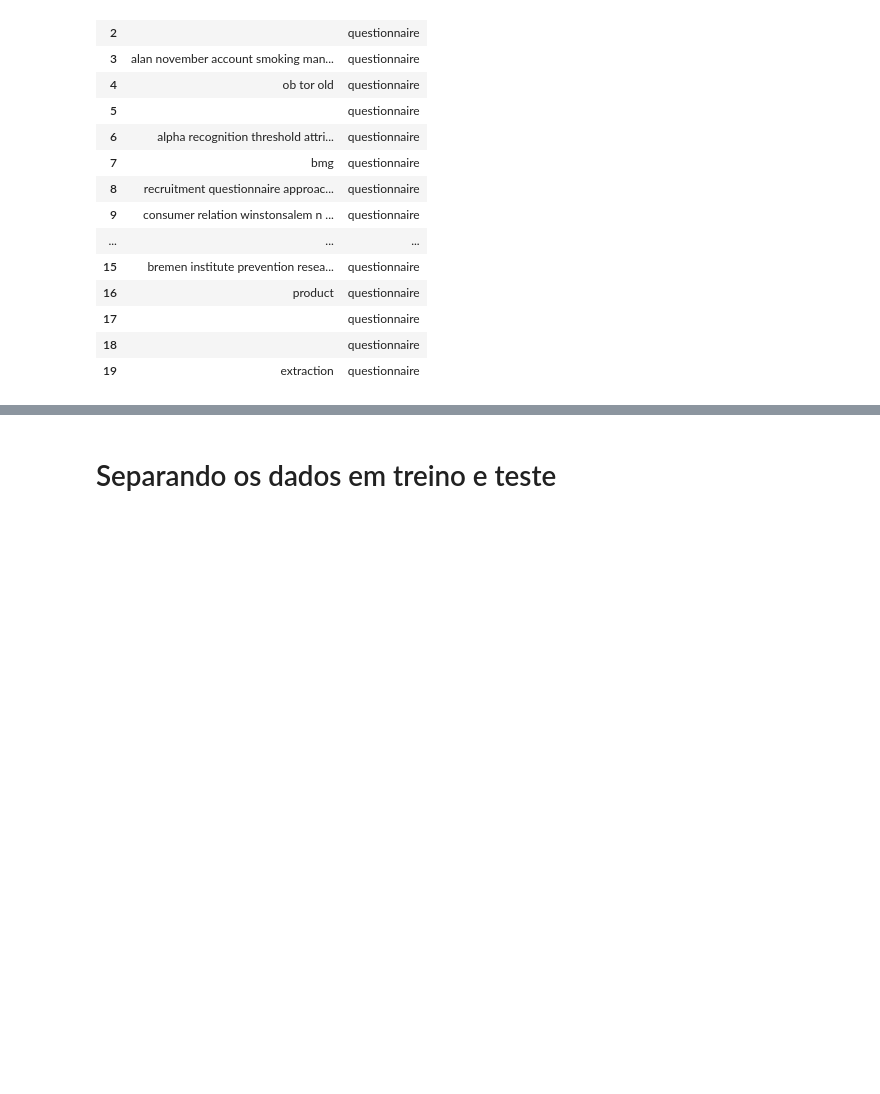
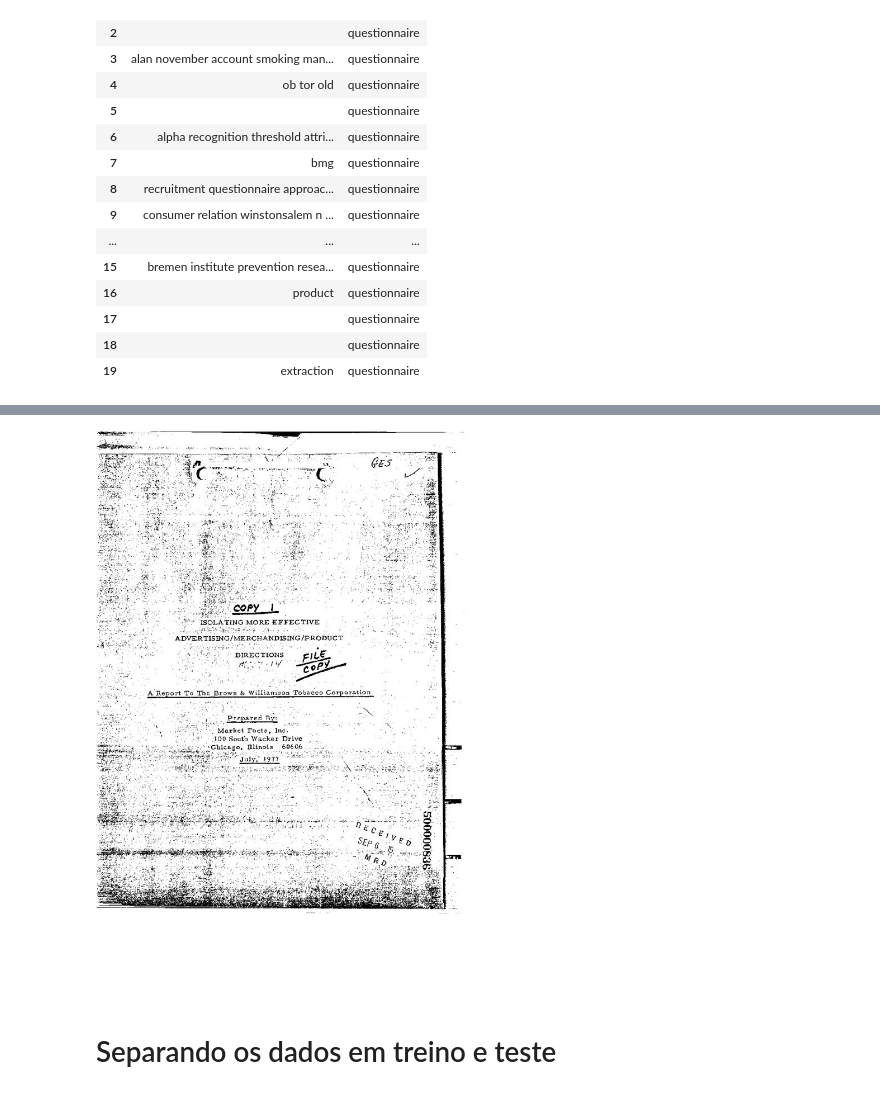
Before and after one commit to kaiomudkt/projeto_Machine_Learning, a Jupyter notebook: ML_shaz13.ipynb, the cells around one changed output, grey strips where cells are left out. Cells and saved outputs as stored; diff of their text form; code cells hidden in the pictures; blank space fills up the shorter version.

```diff
--- a/ML_shaz13.ipynb
+++ b/ML_shaz13.ipynb
@@ -56,3 +66,9 @@ df.head(20)
+# %%
+
+image = Image.open(f"{path_dataset}/questionnaire/0000002206.jpg")
+image
+# %% [output]
+[figure, added]
 # %% [markdown]
 # Separando os dados em treino e teste
 # %%
```
Also changed, not shown: parts of 6 cells of this notebook.
